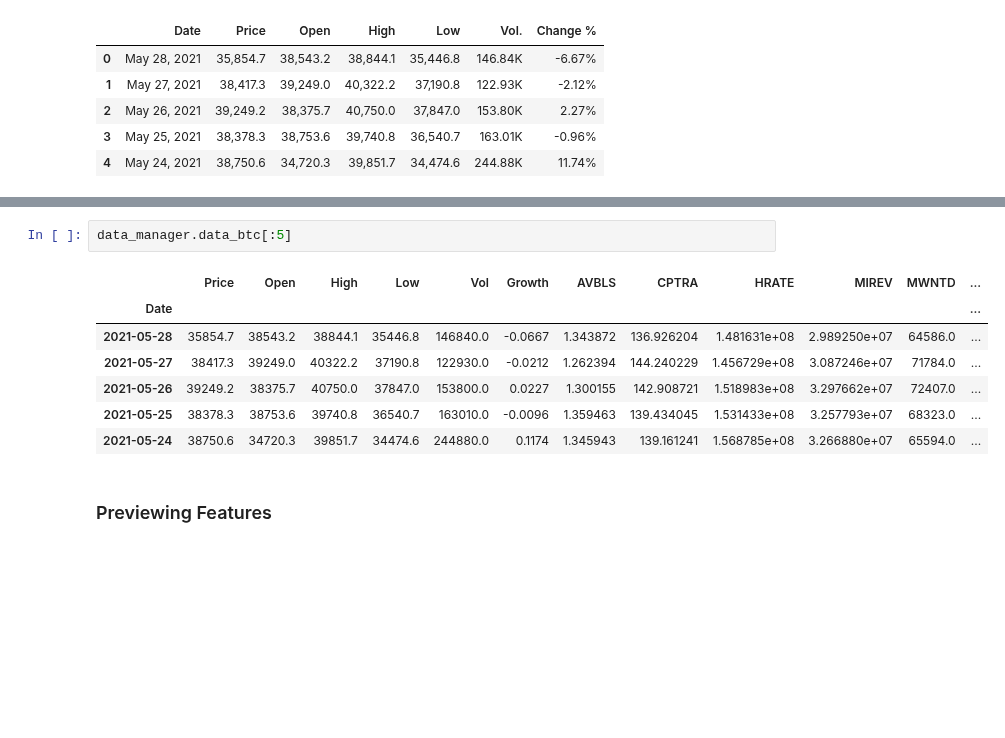
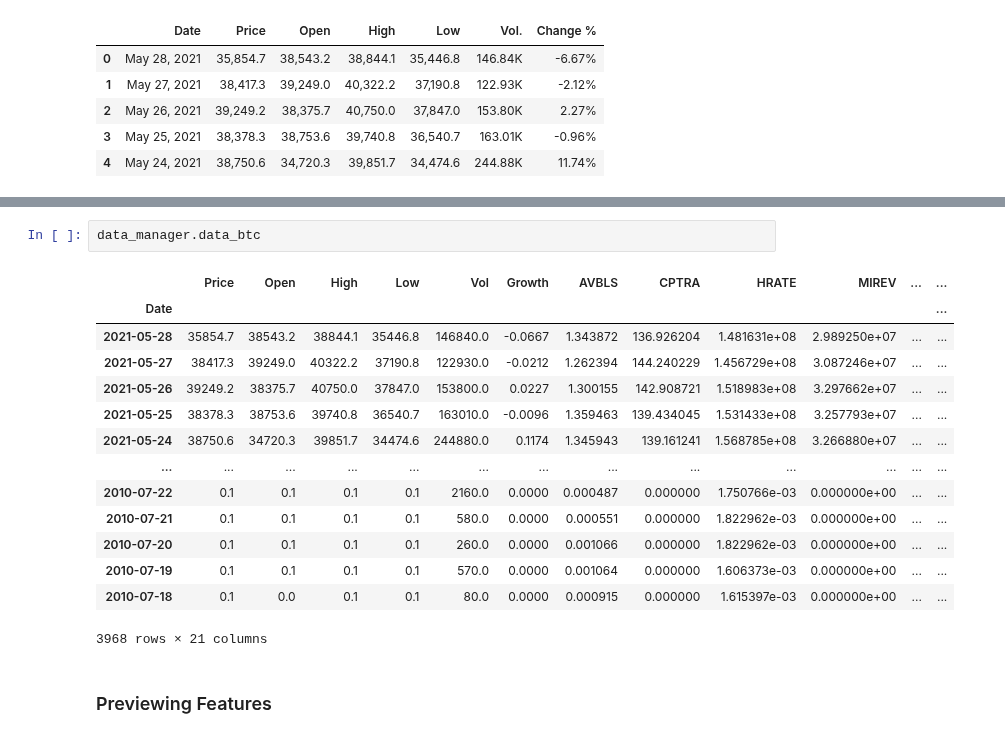
Before and after one commit to serg-razum-off/DFP-Numeric-2, a Jupyter notebook: train/btc_eda_playground.ipynb, the cells around one changed output, grey strips where cells are left out. Cells and saved outputs as stored; diff of their text form; blank space fills up the shorter version.

```diff
--- a/train/btc_eda_playground.ipynb
+++ b/train/btc_eda_playground.ipynb
@@ -57,13 +64,20 @@ data_manager = cls_data.DataManager(dir_path=dir_path, btc_exch_rates_filename=b
 # %%
-data_manager.data_btc[:5]
+data_manager.data_btc
 # %% [output]
-|  | Price | Open | High | Low | Vol | Growth | AVBLS | CPTRA | HRATE | MIREV | MWNTD | ... |
+|  | Price | Open | High | Low | Vol | Growth | AVBLS | CPTRA | HRATE | MIREV | ... | ... |
 | Date |  |  |  |  |  |  |  |  |  |  |  | ... |
-| 2021-05-28 | 35854.7 | 38543.2 | 38844.1 | 35446.8 | 146840.0 | -0.0667 | 1.343872 | 136.926204 | 1.481631e+08 | 2.989250e+07 | 64586.0 | ... |
-| 2021-05-27 | 38417.3 | 39249.0 | 40322.2 | 37190.8 | 122930.0 | -0.0212 | 1.262394 | 144.240229 | 1.456729e+08 | 3.087246e+07 | 71784.0 | ... |
-| 2021-05-26 | 39249.2 | 38375.7 | 40750.0 | 37847.0 | 153800.0 | 0.0227 | 1.300155 | 142.908721 | 1.518983e+08 | 3.297662e+07 | 72407.0 | ... |
-| 2021-05-25 | 38378.3 | 38753.6 | 39740.8 | 36540.7 | 163010.0 | -0.0096 | 1.359463 | 139.434045 | 1.531433e+08 | 3.257793e+07 | 68323.0 | ... |
-| 2021-05-24 | 38750.6 | 34720.3 | 39851.7 | 34474.6 | 244880.0 | 0.1174 | 1.345943 | 139.161241 | 1.568785e+08 | 3.266880e+07 | 65594.0 | ... |
+| 2021-05-28 | 35854.7 | 38543.2 | 38844.1 | 35446.8 | 146840.0 | -0.0667 | 1.343872 | 136.926204 | 1.481631e+08 | 2.989250e+07 | ... | ... |
+| 2021-05-27 | 38417.3 | 39249.0 | 40322.2 | 37190.8 | 122930.0 | -0.0212 | 1.262394 | 144.240229 | 1.456729e+08 | 3.087246e+07 | ... | ... |
+| 2021-05-26 | 39249.2 | 38375.7 | 40750.0 | 37847.0 | 153800.0 | 0.0227 | 1.300155 | 142.908721 | 1.518983e+08 | 3.297662e+07 | ... | ... |
+| 2021-05-25 | 38378.3 | 38753.6 | 39740.8 | 36540.7 | 163010.0 | -0.0096 | 1.359463 | 139.434045 | 1.531433e+08 | 3.257793e+07 | ... | ... |
+| 2021-05-24 | 38750.6 | 34720.3 | 39851.7 | 34474.6 | 244880.0 | 0.1174 | 1.345943 | 139.161241 | 1.568785e+08 | 3.266880e+07 | ... | ... |
+| ... | ... | ... | ... | ... | ... | ... | ... | ... | ... | ... | ... | ... |
+| 2010-07-22 | 0.1 | 0.1 | 0.1 | 0.1 | 2160.0 | 0.0000 | 0.000487 | 0.000000 | 1.750766e-03 | 0.000000e+00 | ... | ... |
+| 2010-07-21 | 0.1 | 0.1 | 0.1 | 0.1 | 580.0 | 0.0000 | 0.000551 | 0.000000 | 1.822962e-03 | 0.000000e+00 | ... | ... |
+| 2010-07-20 | 0.1 | 0.1 | 0.1 | 0.1 | 260.0 | 0.0000 | 0.001066 | 0.000000 | 1.822962e-03 | 0.000000e+00 | ... | ... |
+| 2010-07-19 | 0.1 | 0.1 | 0.1 | 0.1 | 570.0 | 0.0000 | 0.001064 | 0.000000 | 1.606373e-03 | 0.000000e+00 | ... | ... |
+| 2010-07-18 | 0.1 | 0.0 | 0.1 | 0.1 | 80.0 | 0.0000 | 0.000915 | 0.000000 | 1.615397e-03 | 0.000000e+00 | ... | ... |
+3968 rows × 21 columns
 # %% [markdown]
 ### Previewing Features
 # %%
```
Also changed, not shown: parts of 21 cells of this notebook, 18 other files.
